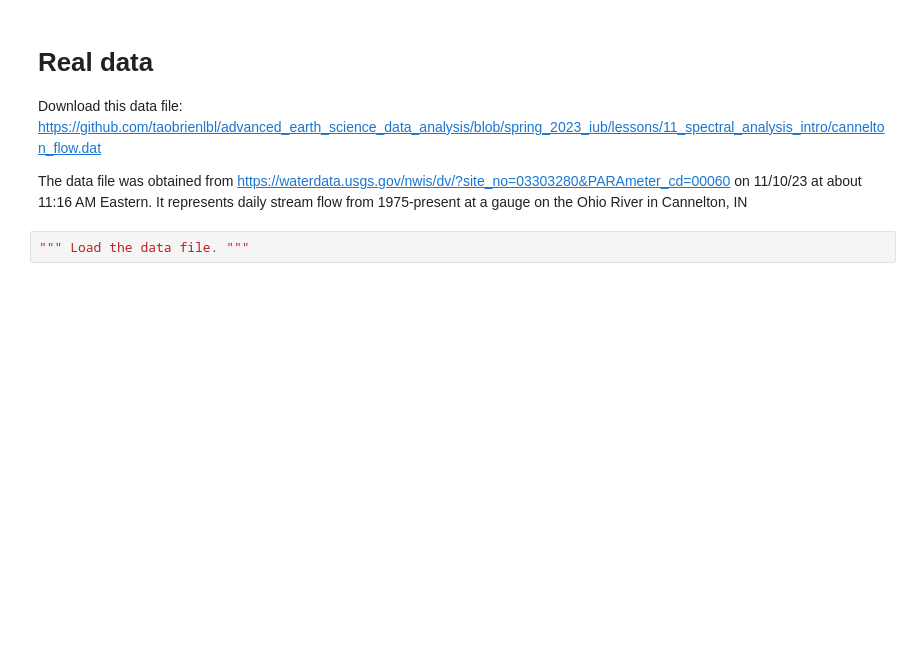
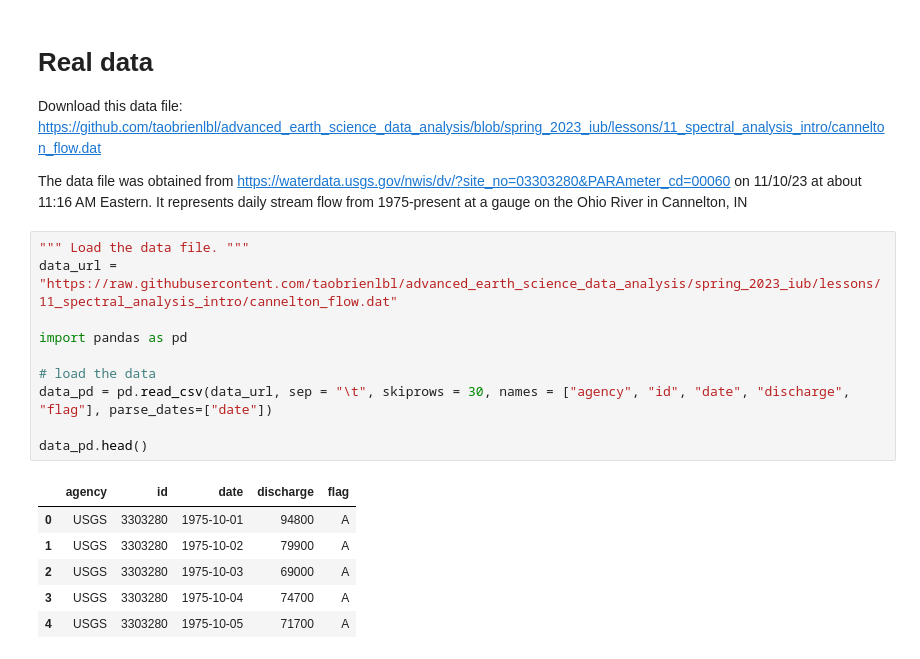
Before and after one commit to taobrienlbl/advanced_earth_science_data_analysis, a Jupyter notebook: lessons/11_spectral_analysis_intro/in_class_work/11_workalong_01_fft.ipynb, the cells around one changed output. Saved outputs shown, nothing was run; the diff lists cells and outputs as text; blank space fills up the shorter version.

```diff
--- a/lessons/11_spectral_analysis_intro/in_class_work/11_workalong_01_fft.ipynb
+++ b/lessons/11_spectral_analysis_intro/in_class_work/11_workalong_01_fft.ipynb
@@ -127,7 +127,22 @@ plt.show()
 Download this data file: https://github.com/taobrienlbl/advanced_earth_science_data_analysis/blob/spring_2023_iub/lessons/11_spectral_analysis_intro/cannelton_flow.dat
 
 The data file was obtained from https://waterdata.usgs.gov/nwis/dv/?site_no=03303280&PARAmeter_cd=00060 on 11/10/23 at about 11:16 AM Eastern.  It represents daily stream flow from 1975-present at a gauge on the Ohio River in Cannelton, IN
-# %%
-""" Load the data file. """
+# %%
+""" Load the data file. """
+data_url = "https://raw.githubusercontent.com/taobrienlbl/advanced_earth_science_data_analysis/spring_2023_iub/lessons/11_spectral_analysis_intro/cannelton_flow.dat"
+
+import pandas as pd
+
+# load the data
+data_pd = pd.read_csv(data_url, sep = "\t", skiprows = 30, names = ["agency", "id", "date", "discharge", "flag"], parse_dates=["date"])
+
+data_pd.head()
+# %% [output]
+|  | agency | id | date | discharge | flag |
+| 0 | USGS | 3303280 | 1975-10-01 | 94800 | A |
+| 1 | USGS | 3303280 | 1975-10-02 | 79900 | A |
+| 2 | USGS | 3303280 | 1975-10-03 | 69000 | A |
+| 3 | USGS | 3303280 | 1975-10-04 | 74700 | A |
+| 4 | USGS | 3303280 | 1975-10-05 | 71700 | A |
 # %%
 """ Plot a time series of the data. """
```
Also changed, not shown: parts of 6 cells of this notebook, 1 other file.
